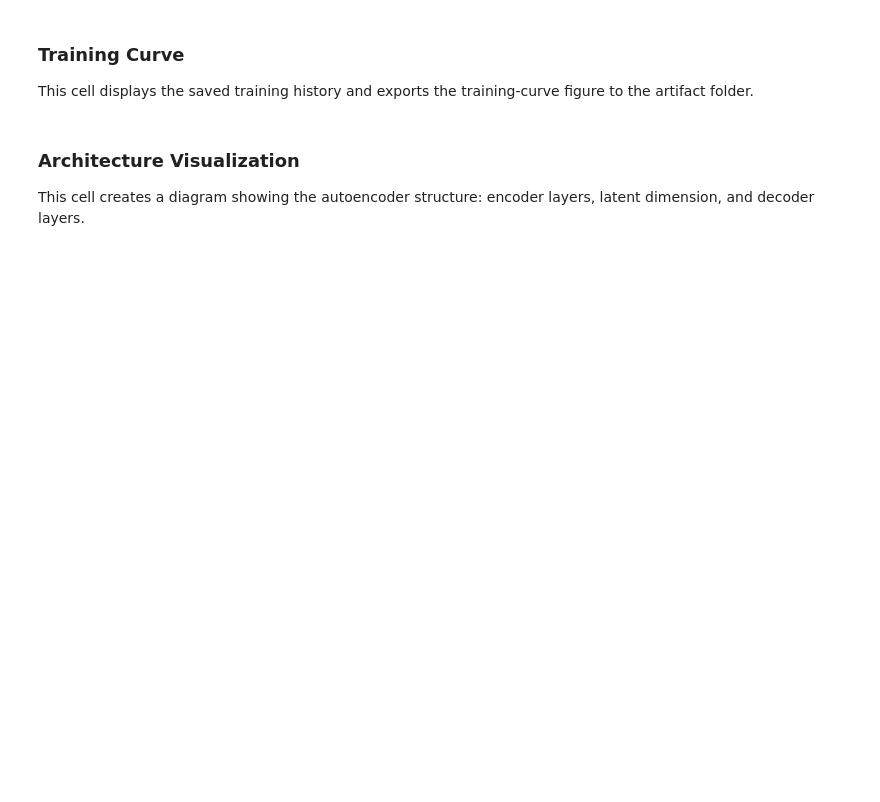
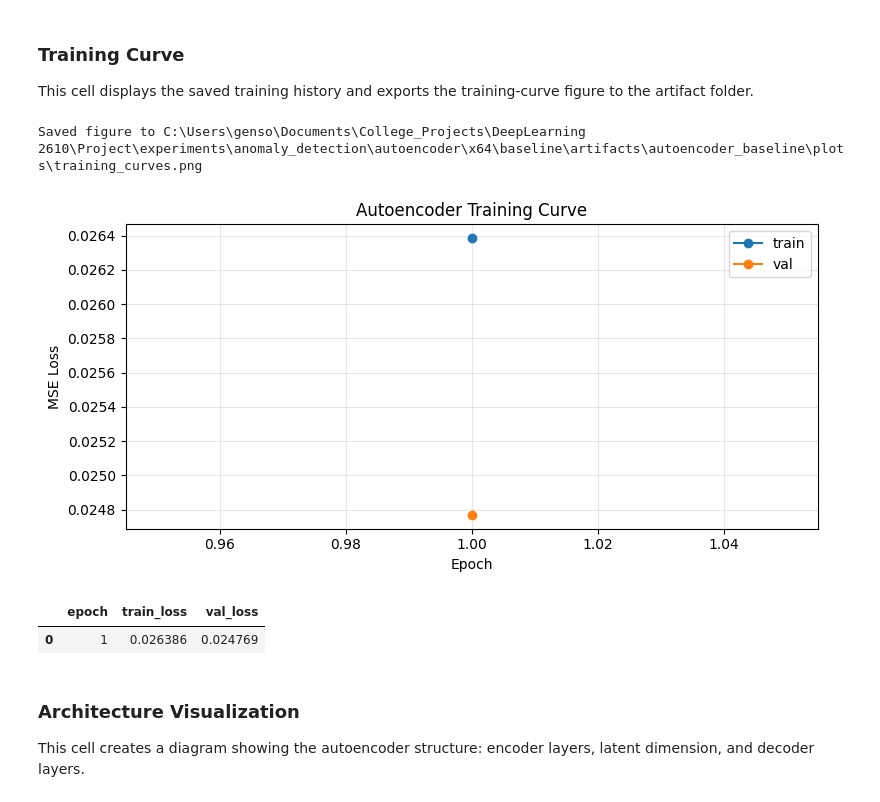
Before and after one commit to henreads/DeepLearning-Group8, a Jupyter notebook: experiments/anomaly_detection/autoencoder/x64/baseline/notebook.ipynb, the cells around one changed output. Saved outputs shown, nothing was run; the diff lists cells and outputs as text; code cells hidden in the pictures; blank space fills up the shorter version.

```diff
--- a/experiments/anomaly_detection/autoencoder/x64/baseline/notebook.ipynb
+++ b/experiments/anomaly_detection/autoencoder/x64/baseline/notebook.ipynb
@@ -50,8 +50,8 @@ This cell defines the experiment config path and the main rerun flags. Leave `RE
 # %%
 CONFIG_PATH = REPO_ROOT / 'experiments/anomaly_detection/autoencoder/x64/baseline/train_config.toml'
 EPOCHS_OVERRIDE = None
-RETRAIN = False
-RERUN_SCORE_ABLATION = False
+RETRAIN = True
+RERUN_SCORE_ABLATION = True
 ANOMALY_SCORE_NAME = 'topk_abs_mean'
 TOPK_RATIO = 0.01
 config = load_toml(CONFIG_PATH)
@@ -78,6 +94,10 @@ def save_figure(fig: plt.Figure, path: Path) -> Path:
     fig.savefig(path, bbox_inches='tight', dpi=150)
     print(f'Saved figure to {path}')
     return path
+
+def warn_skip(message: str) -> None:
+    print(f'[WARNING] {message}')
+
 set_seed(int(config['run']['seed']))
 device = resolve_device(config['training']['device'])
 device
@@ -192,22 +294,30 @@ else:
 
 This cell displays the saved training history and exports the training-curve figure to the artifact folder.
 # %%
-if not history:
+if not history and history_path.exists():
     with history_path.open('r', encoding='utf-8') as handle:
         history = json.load(handle)
 history_df = pd.DataFrame(history)
-fig, ax = plt.subplots(figsize=(8, 4))
-ax.plot(history_df['epoch'], history_df['train_loss'], marker='o', label='train')
-ax.plot(history_df['epoch'], history_df['val_loss'], marker='o', label='val')
-ax.set_title('Autoencoder Training Curve')
-ax.set_xlabel('Epoch')
-ax.set_ylabel('MSE Loss')
-ax.grid(True, alpha=0.3)
-ax.legend()
-plt.tight_layout()
-save_figure(fig, output_dir / 'plots' / 'training_curves.png')
-plt.show()
-history_df.tail()
+if history_df.empty:
+    warn_skip('Training curves are unavailable because history.json is missing or empty.')
+else:
+    fig, ax = plt.subplots(figsize=(8, 4))
+    ax.plot(history_df['epoch'], history_df['train_loss'], marker='o', label='train')
+    ax.plot(history_df['epoch'], history_df['val_loss'], marker='o', label='val')
+    ax.set_title('Autoencoder Training Curve')
+    ax.set_xlabel('Epoch')
+    ax.set_ylabel('MSE Loss')
+    ax.grid(True, alpha=0.3)
+    ax.legend()
+    plt.tight_layout()
+    save_figure(fig, output_dir / 'plots' / 'training_curves.png')
+    plt.show()
+    display(history_df.tail())
+# %% [output]
+Saved figure to C:\Users\genso\Documents\College_Projects\DeepLearning 2610\Project\experiments\anomaly_detection\autoencoder\x64\baseline\artifacts\autoencoder_baseline\plots\training_curves.png
+[figure, added]
+|  | epoch | train_loss | val_loss |
+| 0 | 1 | 0.026386 | 0.024769 |
 # %% [markdown]
 ### Architecture Visualization
 
```
Also changed, not shown: parts of 23 cells of this notebook, 40 other files.
